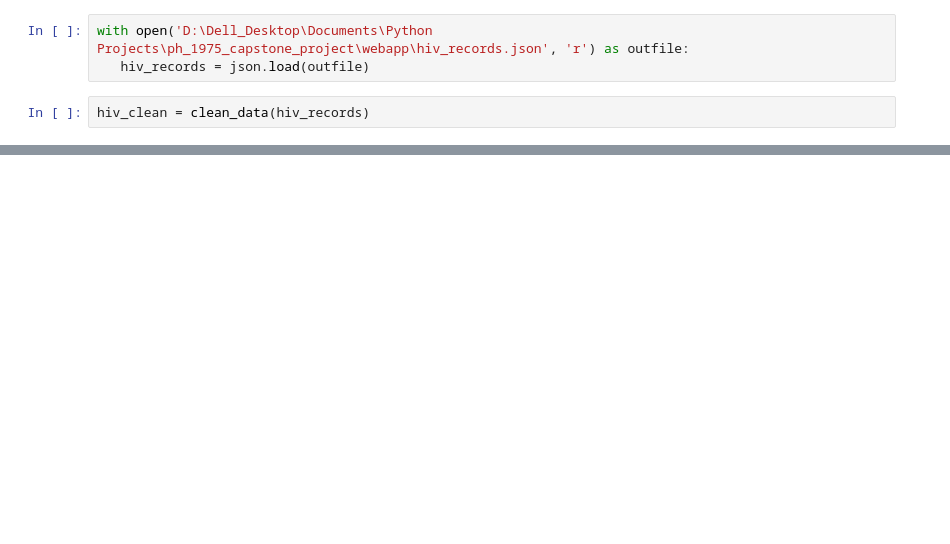
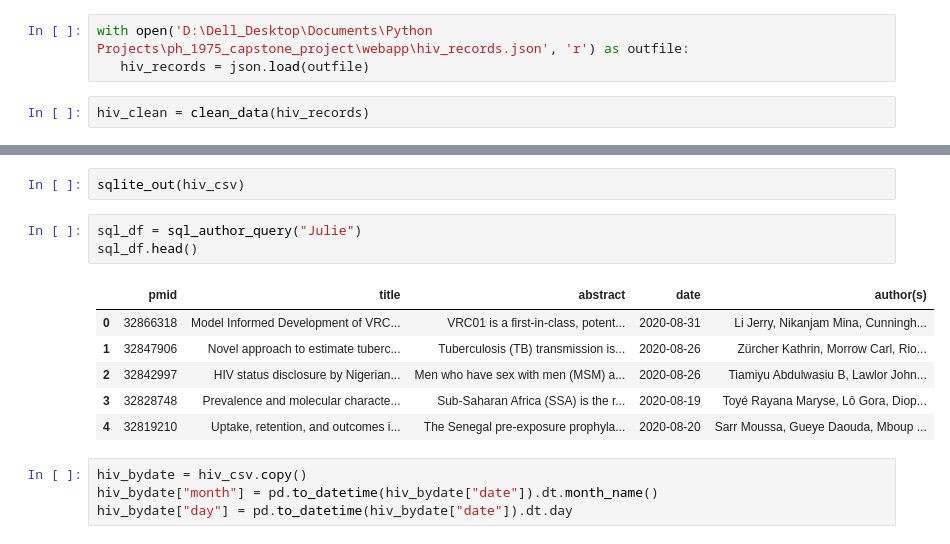
Before and after one commit to rachitest/ph_1975_capstone_project, a Jupyter notebook: webapp/pm_query.ipynb, the cells around one changed output, grey strips where cells are left out. Drawn from its saved outputs; the diff is of its cells as text; blank space fills up the shorter version.

```diff
--- a/webapp/pm_query.ipynb
+++ b/webapp/pm_query.ipynb
@@ -136,0 +171,16 @@ hiv_clean.to_csv("hiv_records_clean.csv", index=False)
+# %%
+sqlite_out(hiv_csv)
+# %%
+sql_df = sql_author_query("Julie")
+sql_df.head()
+# %% [output]
+|  | pmid | title | abstract | date | author(s) |
+| 0 | 32866318 | Model Informed Development of VRC... | VRC01 is a first-in-class, potent... | 2020-08-31 | Li Jerry, Nikanjam Mina, Cunningh... |
+| 1 | 32847906 | Novel approach to estimate tuberc... | Tuberculosis (TB) transmission is... | 2020-08-26 | Zürcher Kathrin, Morrow Carl, Rio... |
+| 2 | 32842997 | HIV status disclosure by Nigerian... | Men who have sex with men (MSM) a... | 2020-08-26 | Tiamiyu Abdulwasiu B, Lawlor John... |
+| 3 | 32828748 | Prevalence and molecular characte... | Sub-Saharan Africa (SSA) is the r... | 2020-08-19 | Toyé Rayana Maryse, Lô Gora, Diop... |
+| 4 | 32819210 | Uptake, retention, and outcomes i... | The Senegal pre-exposure prophyla... | 2020-08-20 | Sarr Moussa, Gueye Daouda, Mboup ... |
+# %%
+hiv_bydate = hiv_csv.copy()
+hiv_bydate["month"] = pd.to_datetime(hiv_bydate["date"]).dt.month_name()
+hiv_bydate["day"] = pd.to_datetime(hiv_bydate["date"]).dt.day
```
Also changed, not shown: parts of 10 cells of this notebook.
